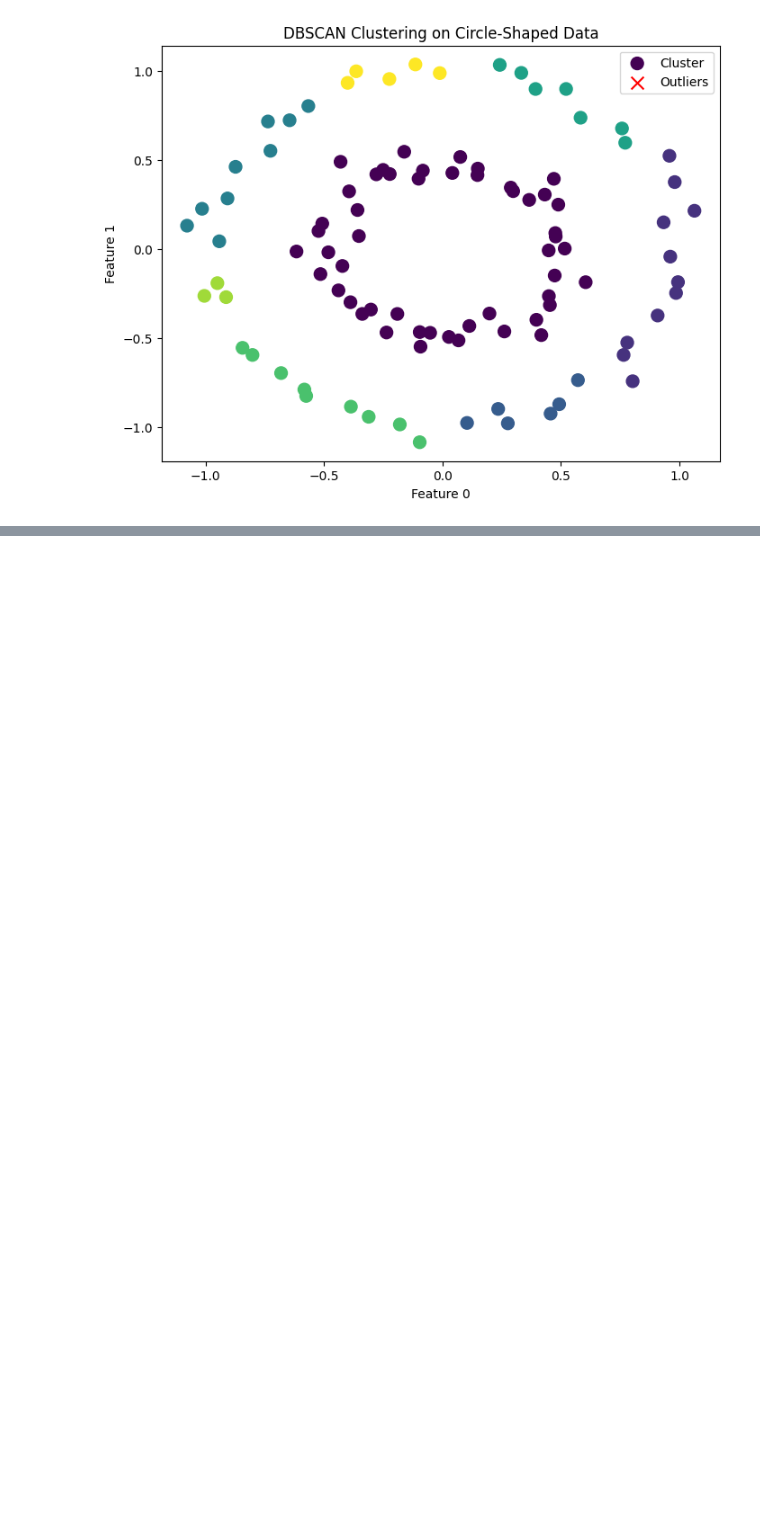
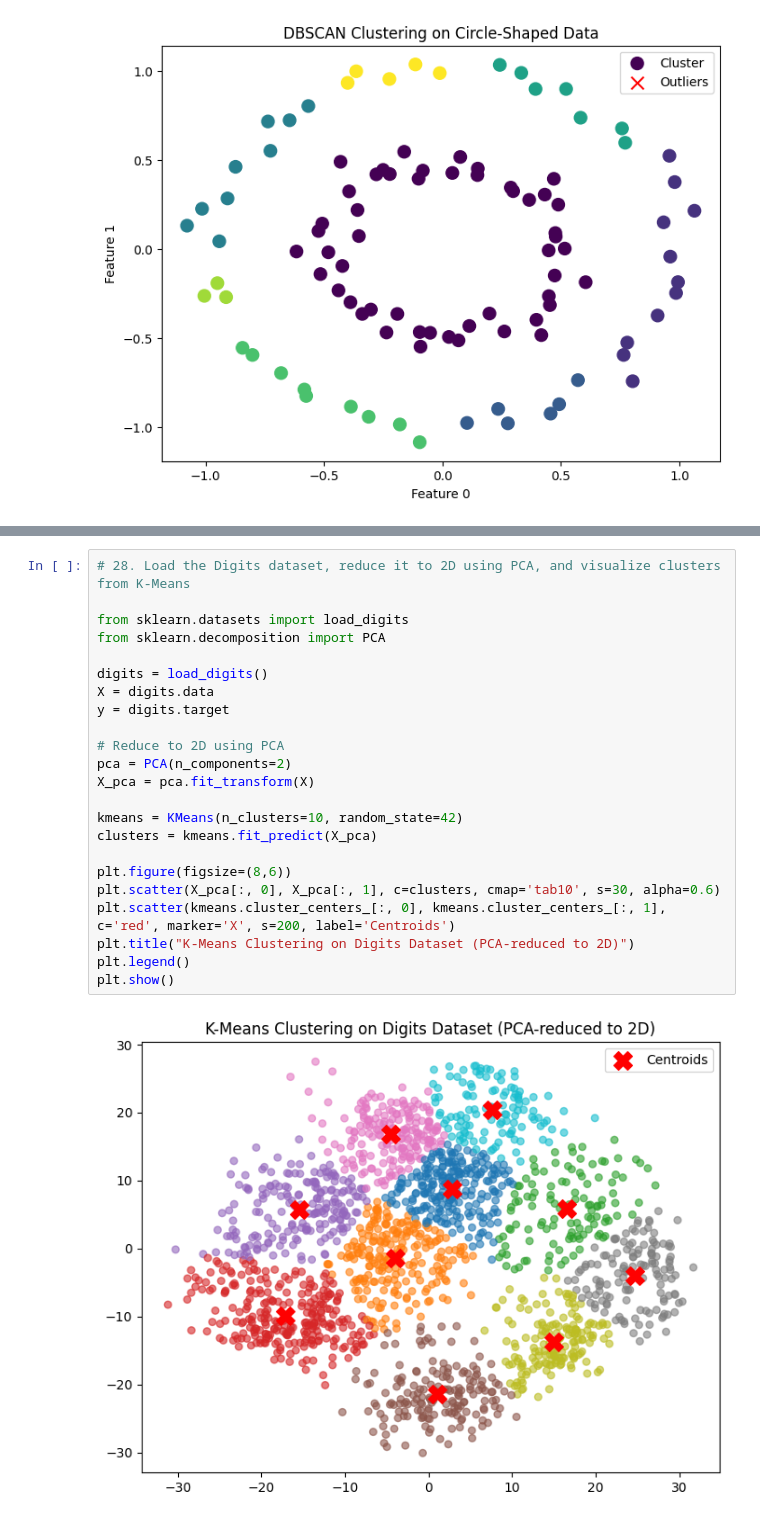
Before and after one commit to fp05107/PW_Skills_Assignments, a Jupyter notebook: Milestone_3_MachineLearning/week_11/Clustering_Assignment.ipynb, the cells around one changed output, grey strips where cells are left out. Saved outputs shown, nothing was run; the diff lists cells and outputs as text; blank space fills up the shorter version.

```diff
--- a/Milestone_3_MachineLearning/week_11/Clustering_Assignment.ipynb
+++ b/Milestone_3_MachineLearning/week_11/Clustering_Assignment.ipynb
@@ -462,0 +521,25 @@ plt.show()
+# %%
+# 28. Load the Digits dataset, reduce it to 2D using PCA, and visualize clusters from K-Means
+
+from sklearn.datasets import load_digits
+from sklearn.decomposition import PCA
+
+digits = load_digits()
+X = digits.data
+y = digits.target
+
+# Reduce to 2D using PCA
+pca = PCA(n_components=2)
+X_pca = pca.fit_transform(X)
+
+kmeans = KMeans(n_clusters=10, random_state=42)
+clusters = kmeans.fit_predict(X_pca)
+
+plt.figure(figsize=(8,6))
+plt.scatter(X_pca[:, 0], X_pca[:, 1], c=clusters, cmap='tab10', s=30, alpha=0.6)
+plt.scatter(kmeans.cluster_centers_[:, 0], kmeans.cluster_centers_[:, 1], c='red', marker='X', s=200, label='Centroids')
+plt.title("K-Means Clustering on Digits Dataset (PCA-reduced to 2D)")
+plt.legend()
+plt.show()
+# %% [output]
+[figure, added]
```
Also changed, not shown: parts of 27 cells of this notebook, 1 other file.
